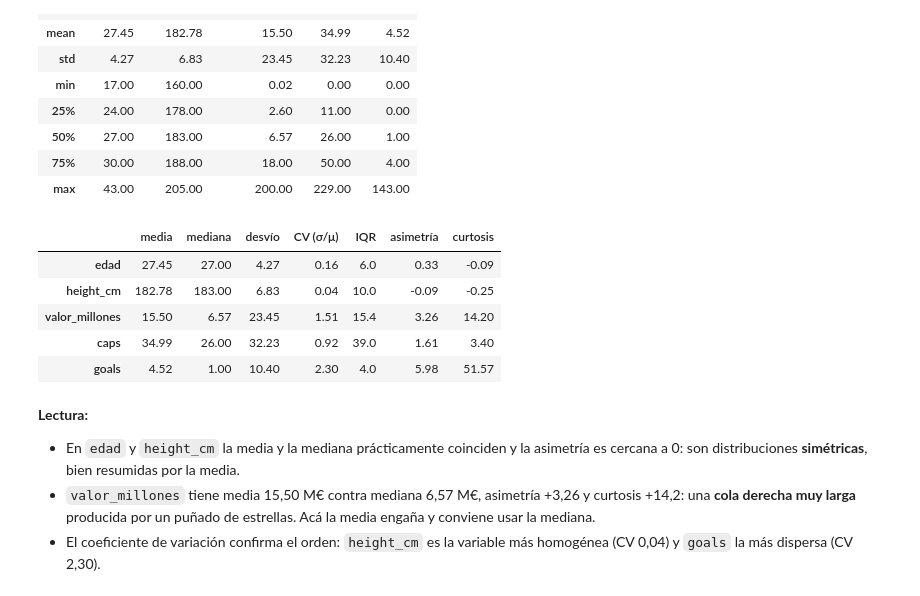
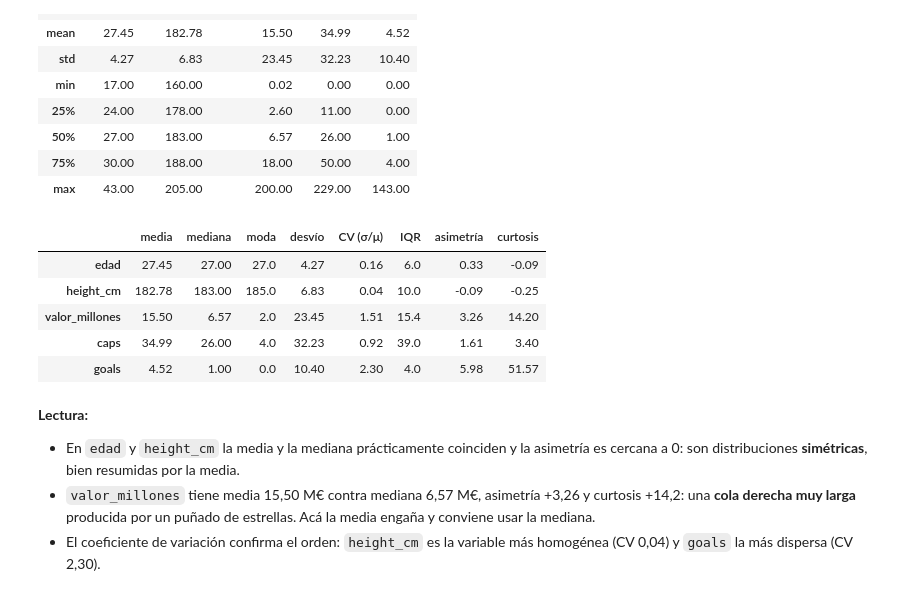
Before and after one commit to MartinMousist/Inteligencia-Artificial-IUA-Mousist-Jorge-Martin, a Jupyter notebook: E2/ejercicio2.ipynb, the cells around one changed output. Saved outputs shown, nothing was run; the diff lists cells and outputs as text; code cells hidden in the pictures.

```diff
--- a/E2/ejercicio2.ipynb
+++ b/E2/ejercicio2.ipynb
@@ -147,23 +235,24 @@ df[numericas].describe().round(2)
 # %%
 # Medidas de tendencia central, dispersión y forma
 resumen = pd.DataFrame({
     'media':      df[numericas].mean(),
     'mediana':    df[numericas].median(),
+    'moda':       df[numericas].mode().iloc[0],
     'desvío':     df[numericas].std(),
     'CV (σ/μ)':   df[numericas].std() / df[numericas].mean(),
     'IQR':        df[numericas].quantile(0.75) - df[numericas].quantile(0.25),
     'asimetría':  df[numericas].skew(),
     'curtosis':   df[numericas].kurtosis(),
 }).round(2)
 
 resumen
 # %% [output]
-|  | media | mediana | desvío | CV (σ/μ) | IQR | asimetría | curtosis |
-| edad | 27.45 | 27.00 | 4.27 | 0.16 | 6.0 | 0.33 | -0.09 |
-| height_cm | 182.78 | 183.00 | 6.83 | 0.04 | 10.0 | -0.09 | -0.25 |
-| valor_millones | 15.50 | 6.57 | 23.45 | 1.51 | 15.4 | 3.26 | 14.20 |
-| caps | 34.99 | 26.00 | 32.23 | 0.92 | 39.0 | 1.61 | 3.40 |
-| goals | 4.52 | 1.00 | 10.40 | 2.30 | 4.0 | 5.98 | 51.57 |
+|  | media | mediana | moda | desvío | CV (σ/μ) | IQR | asimetría | curtosis |
+| edad | 27.45 | 27.00 | 27.0 | 4.27 | 0.16 | 6.0 | 0.33 | -0.09 |
+| height_cm | 182.78 | 183.00 | 185.0 | 6.83 | 0.04 | 10.0 | -0.09 | -0.25 |
+| valor_millones | 15.50 | 6.57 | 2.0 | 23.45 | 1.51 | 15.4 | 3.26 | 14.20 |
+| caps | 34.99 | 26.00 | 4.0 | 32.23 | 0.92 | 39.0 | 1.61 | 3.40 |
+| goals | 4.52 | 1.00 | 0.0 | 10.40 | 2.30 | 4.0 | 5.98 | 51.57 |
 # %% [markdown]
 **Lectura:**
 
```
Also changed, not shown: parts of 26 cells of this notebook.
